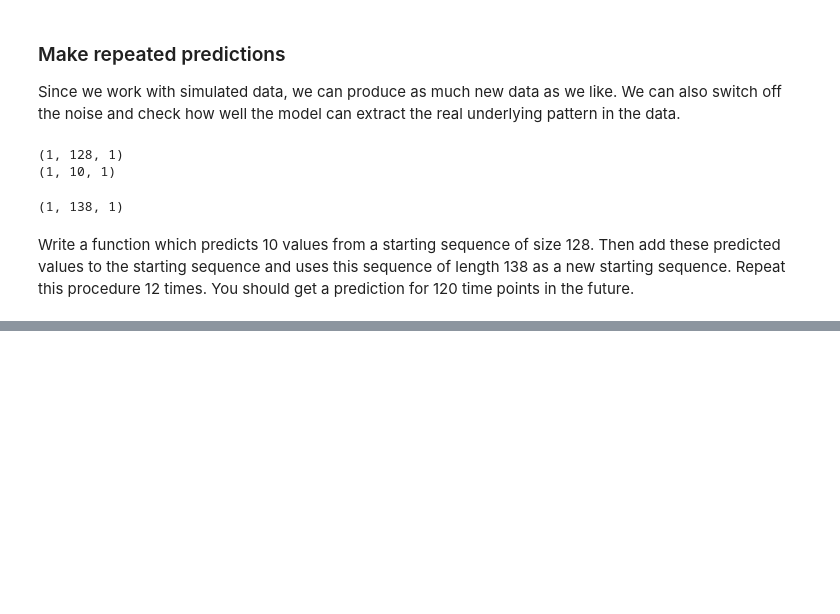
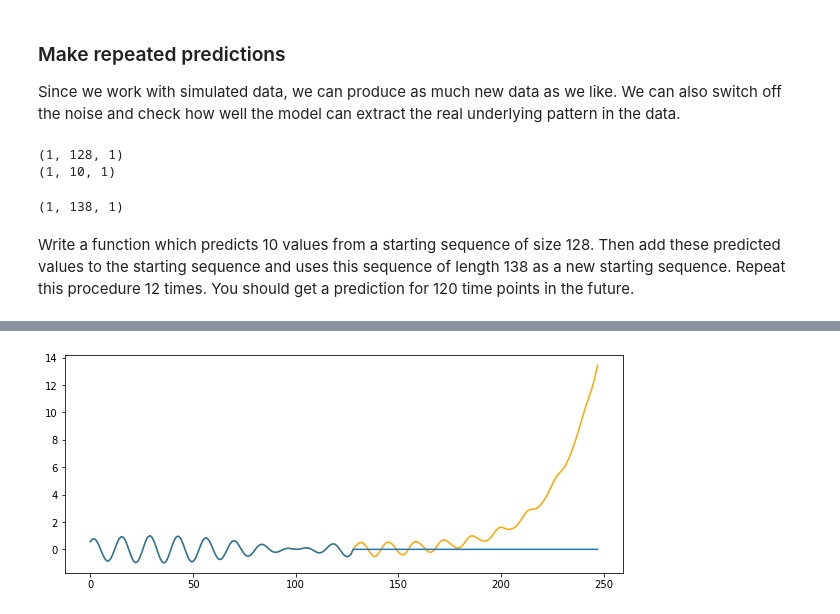
Before and after one commit to fa97ber/DeepLearning, a Jupyter notebook: DL_03_01.ipynb, the cells around one changed output, grey strips where cells are left out. Saved outputs shown, nothing was run; the diff lists cells and outputs as text; code cells hidden in the pictures; blank space fills up the shorter version.

```diff
--- a/DL_03_01.ipynb
+++ b/DL_03_01.ipynb
@@ -173,0 +182,8 @@ values.shape
+# %%
+plt.figure(num=None, figsize=(10,4))
+
+plt.plot(values[0,:,0], color='orange')
+plt.plot(x[0,:,0])
+plt.show()
+# %% [output]
+[figure, added]
```
Also changed, not shown: parts of 14 cells of this notebook.
